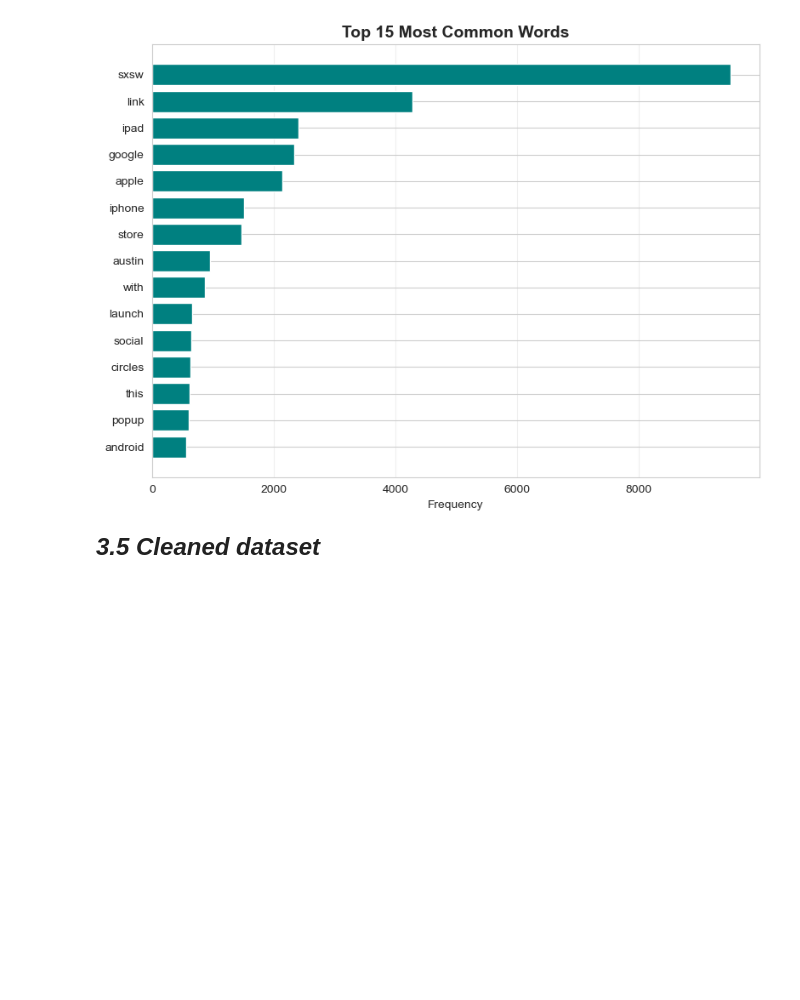
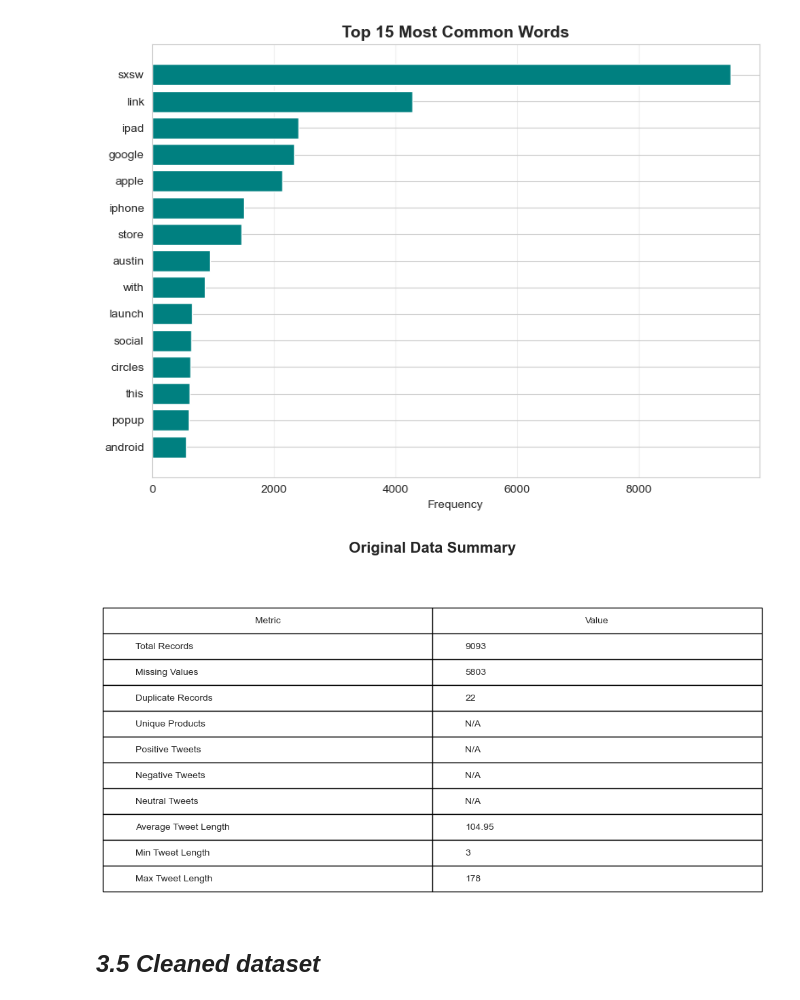
Before and after one commit to Mark-eki/DS-Phase-4-project, a Jupyter notebook: nlp.ipynb, the cells around one changed output. Drawn from its saved outputs; the diff is of its cells as text; code cells hidden in the pictures; blank space fills up the shorter version.

```diff
--- a/nlp.ipynb
+++ b/nlp.ipynb
@@ -330,6 +330,50 @@ plt.tight_layout()
 plt.show()
 # %% [output]
 [figure]
+# %%
+# Basic summary from original data
+summary_stats = pd.DataFrame({
+    'Metric': [
+        'Total Records',
+        'Missing Values',
+        'Duplicate Records',
+        'Unique Products',
+        'Positive Tweets',
+        'Negative Tweets',
+        'Neutral Tweets',
+        'Average Tweet Length',
+        'Min Tweet Length',
+        'Max Tweet Length'
+    ],
+    'Value': [
+        len(nlp_data),
+        nlp_data.isnull().sum().sum(),
+        nlp_data.duplicated().sum(),
+        nlp_data['product'].nunique() if 'product' in nlp_data.columns else 'N/A',
+        len(nlp_data[nlp_data['sentiment'] == 'Positive emotion']) if 'sentiment' in nlp_data.columns else 'N/A',
+        len(nlp_data[nlp_data['sentiment'] == 'Negative emotion']) if 'sentiment' in nlp_data.columns else 'N/A',
+        len(nlp_data[nlp_data['sentiment'] == 'No emotion toward brand or product']) if 'sentiment' in nlp_data.columns else 'N/A',
+        round(nlp_data['tweet_length'].mean(), 2) if 'tweet_length' in nlp_data.columns else 'N/A',
+        nlp_data['tweet_length'].min() if 'tweet_length' in nlp_data.columns else 'N/A',
+        nlp_data['tweet_length'].max() if 'tweet_length' in nlp_data.columns else 'N/A'
+    ]
+})
+
+# Display as table
+fig, ax = plt.subplots(figsize=(10, 6))
+ax.axis('off')
+table = ax.table(cellText=summary_stats.values,
+                 colLabels=summary_stats.columns,
+                 cellLoc='left', loc='center')
+table.auto_set_font_size(False)
+table.set_fontsize(10)
+table.scale(1, 2)
+
+plt.title('Original Data Summary', fontsize=16, fontweight='bold', pad=20)
+plt.tight_layout()
+plt.show()
+# %% [output]
+[figure, added]
 # %% [markdown]
 ***<span style="font-size: 24px;">3.5 Cleaned dataset</span>***
 # %%
```
